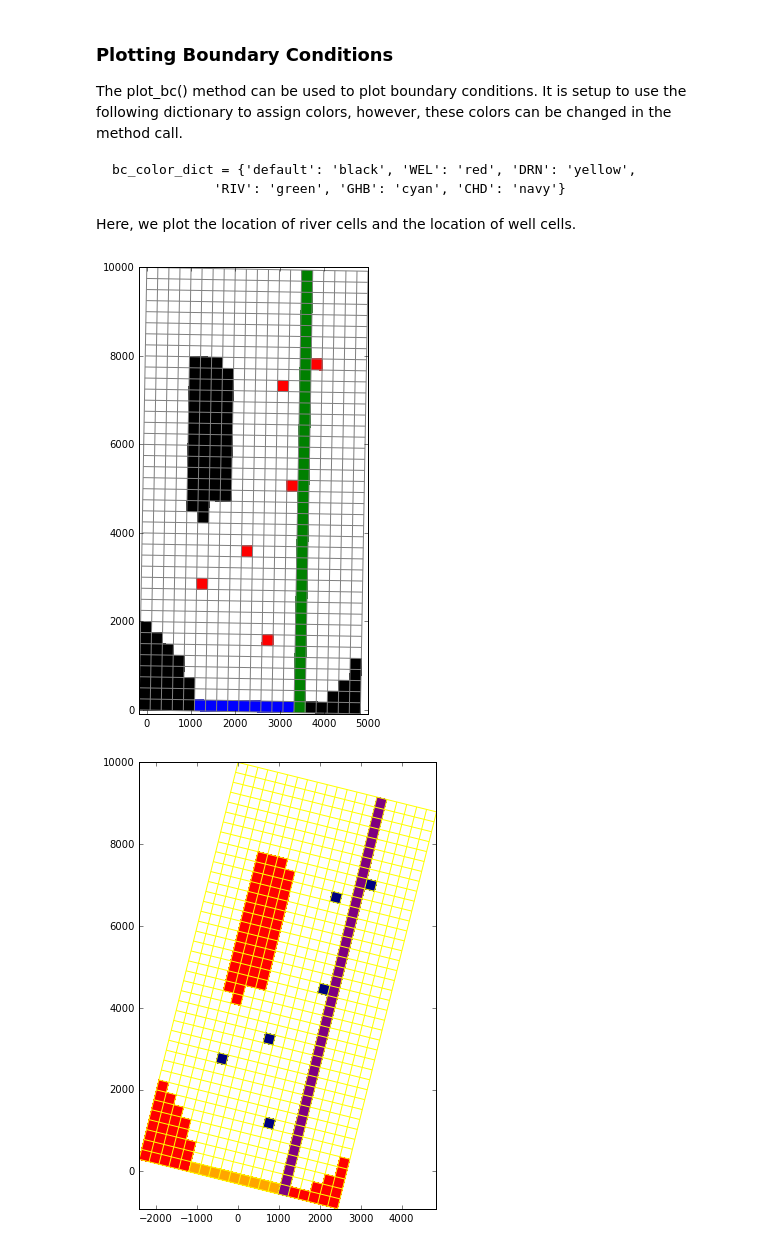
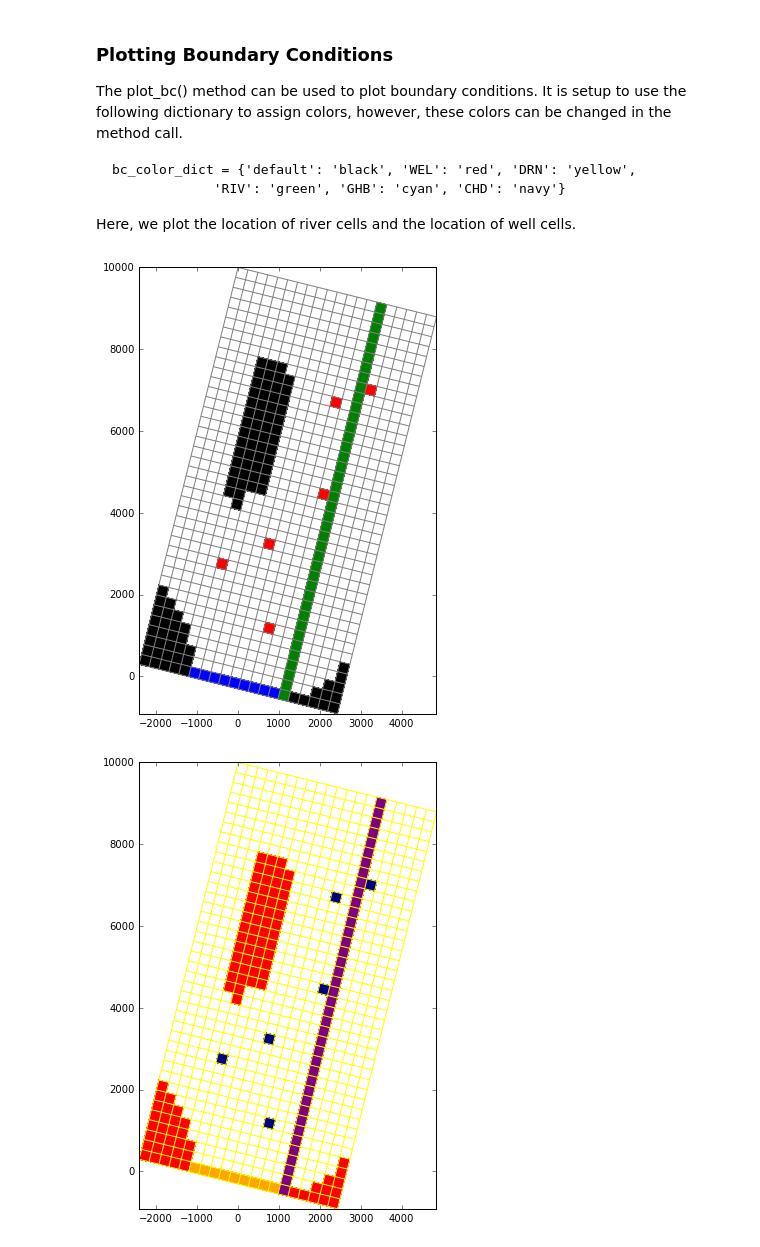
Before and after one commit to modflowpy/flopy, a Jupyter notebook: examples/Notebooks/flopy3_MapExample.ipynb, the cells around one changed output. Cells and saved outputs as stored; diff of their text form; code cells hidden in the pictures.

```diff
--- a/examples/Notebooks/flopy3_MapExample.ipynb
+++ b/examples/Notebooks/flopy3_MapExample.ipynb
@@ -16,8 +16,10 @@ import flopy
 #  assumes executable is in users path statement
 version = 'mf2005'
 exe_name = 'mf2005'
+exe_mp = 'mp6'
 if platform.system() == 'Windows':
     exe_name = 'mf2005.exe'
+    exe_mp = 'mp6.exe'
 mfexe = exe_name
 
 #Set the paths
@@ -163,13 +203,13 @@ Here, we plot the location of river cells and the location of well cells.
 # %%
 fig = plt.figure(figsize=(8, 8))
 ax = fig.add_subplot(1, 1, 1, aspect='equal')
-modelmap = flopy.plot.ModelMap(model=ml, rotation=1)
+modelmap = flopy.plot.ModelMap(model=ml, rotation=14)
 quadmesh = modelmap.plot_ibound()
 quadmesh = modelmap.plot_bc('RIV')
 quadmesh = modelmap.plot_bc('WEL')
 linecollection = modelmap.plot_grid()
 # %% [output]
-[figure, old version]
+[figure, new version]
 # %%
 # Or we could change the colors!
 fig = plt.figure(figsize=(8, 8))
```
Also changed, not shown: parts of 8 cells of this notebook, 3 other files.
